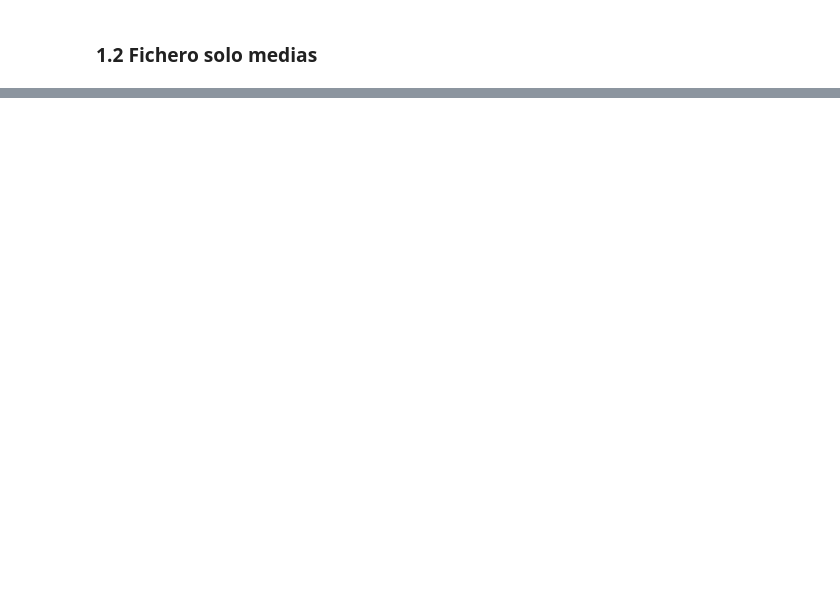
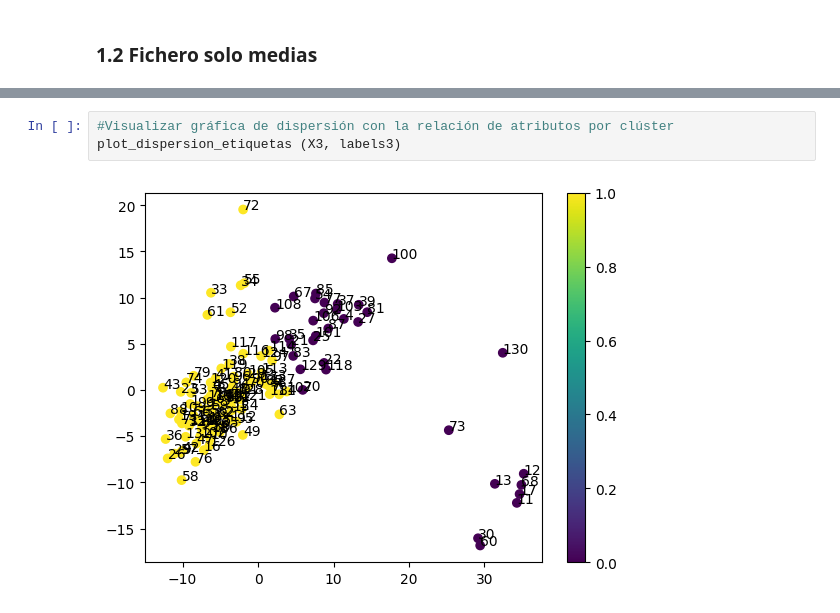
Before and after one commit to mbaroja/TFM, a Jupyter notebook: AffinityPropagation.ipynb, the cells around one changed output, grey strips where cells are left out. Drawn from its saved outputs; the diff is of its cells as text; blank space fills up the shorter version.

```diff
--- a/AffinityPropagation.ipynb
+++ b/AffinityPropagation.ipynb
@@ -277,0 +340,5 @@ heatMap (data_processed2, labels2, n2_clusters_)
+# %%
+#Visualizar gráfica de dispersión con la relación de atributos por clúster
+plot_dispersion_etiquetas (X3, labels3)
+# %% [output]
+[figure, added]
```
Also changed, not shown: parts of 39 cells of this notebook.
